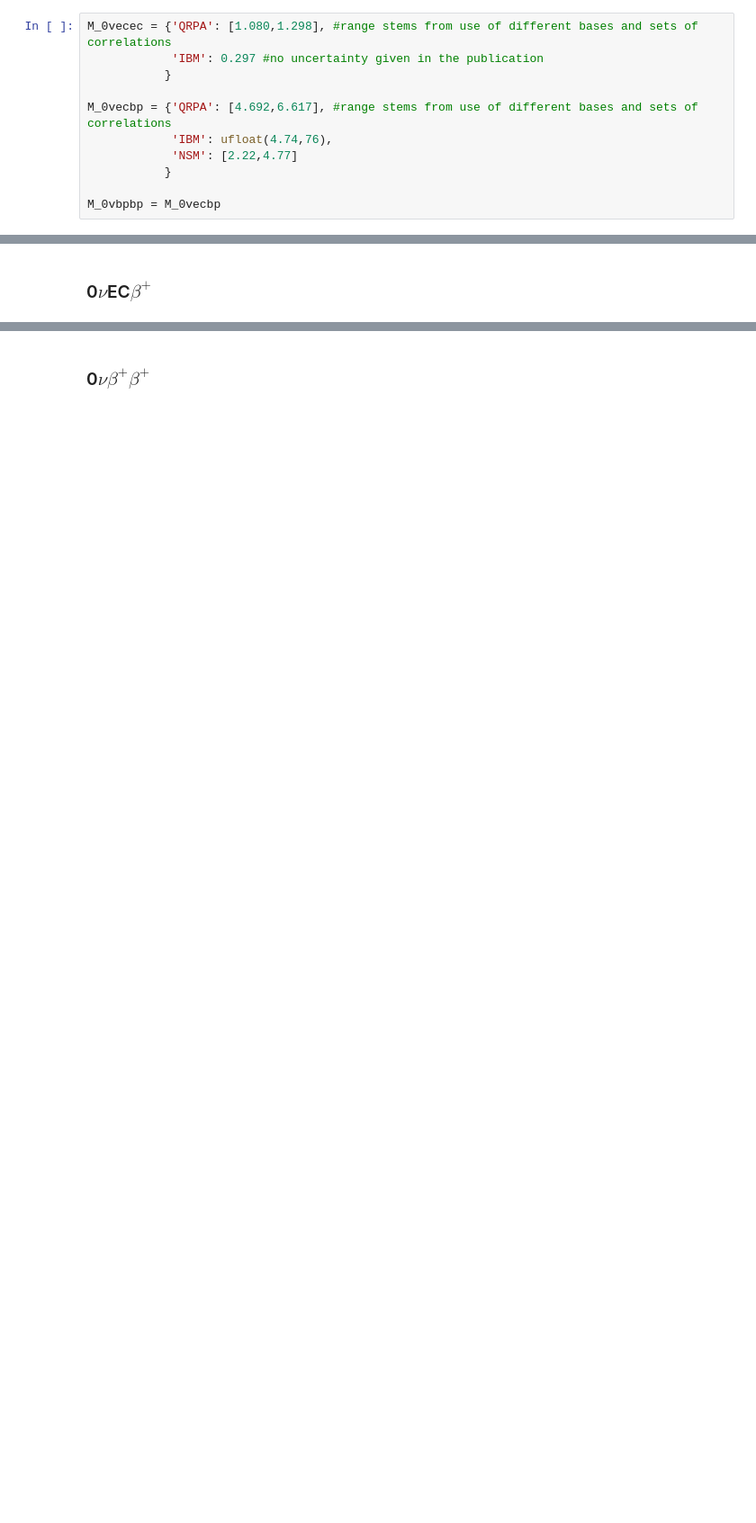
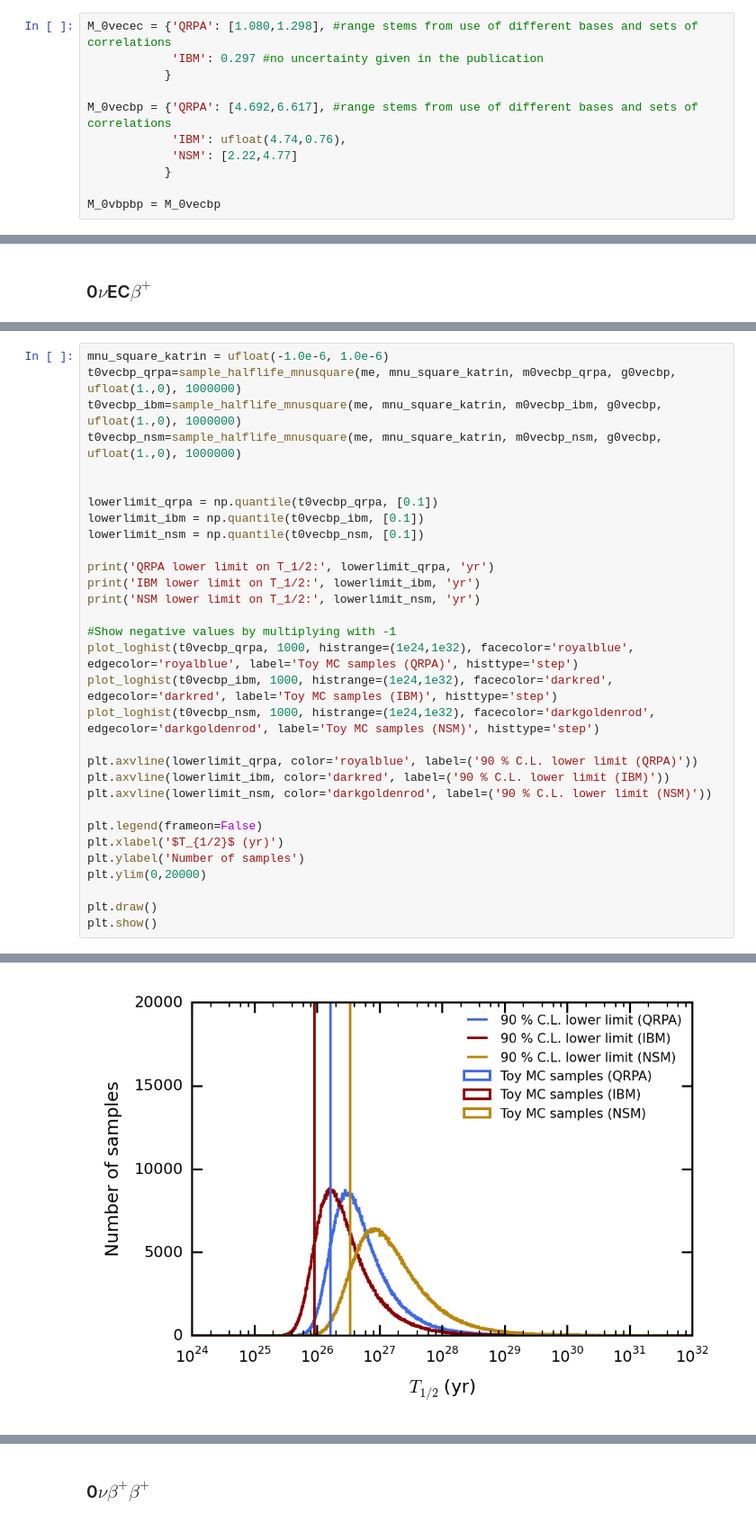
Before and after one commit to bglenardo/MuensterTPC-MC, a Jupyter notebook: Half-life calculations/0nudecays.ipynb, the cells around one changed output, grey strips where cells are left out. Shown at 90% size. Drawn from its saved outputs; the diff is of its cells as text; blank space fills up the shorter version.

```diff
--- a/Half-life calculations/0nudecays.ipynb
+++ b/Half-life calculations/0nudecays.ipynb
@@ -116,7 +116,7 @@ M_0vecec = {'QRPA': [1.080,1.298], #range stems from use of different bases and
            }
 
 M_0vecbp = {'QRPA': [4.692,6.617], #range stems from use of different bases and sets of correlations
-            'IBM': ufloat(4.74,76),
+            'IBM': ufloat(4.74,0.76),
             'NSM': [2.22,4.77]
            }
 
@@ -259,0 +345,32 @@ Half-life range for NSM: [1.187608079736548e+28+/-8.834408888454594e+27
+# %%
+mnu_square_katrin = ufloat(-1.0e-6, 1.0e-6)
+t0vecbp_qrpa=sample_halflife_mnusquare(me, mnu_square_katrin, m0vecbp_qrpa, g0vecbp, ufloat(1.,0), 1000000)
+t0vecbp_ibm=sample_halflife_mnusquare(me, mnu_square_katrin, m0vecbp_ibm, g0vecbp, ufloat(1.,0), 1000000)
+t0vecbp_nsm=sample_halflife_mnusquare(me, mnu_square_katrin, m0vecbp_nsm, g0vecbp, ufloat(1.,0), 1000000)
+
+
+lowerlimit_qrpa = np.quantile(t0vecbp_qrpa, [0.1])
+lowerlimit_ibm = np.quantile(t0vecbp_ibm, [0.1])
+lowerlimit_nsm = np.quantile(t0vecbp_nsm, [0.1])
+
+print('QRPA lower limit on T_1/2:', lowerlimit_qrpa, 'yr')
+print('IBM lower limit on T_1/2:', lowerlimit_ibm, 'yr')
+print('NSM lower limit on T_1/2:', lowerlimit_nsm, 'yr')
+
+#Show negative values by multiplying with -1
+plot_loghist(t0vecbp_qrpa, 1000, histrange=(1e24,1e32), facecolor='royalblue', edgecolor='royalblue', label='Toy MC samples (QRPA)', histtype='step')
+plot_loghist(t0vecbp_ibm, 1000, histrange=(1e24,1e32), facecolor='darkred', edgecolor='darkred', label='Toy MC samples (IBM)', histtype='step')
+plot_loghist(t0vecbp_nsm, 1000, histrange=(1e24,1e32), facecolor='darkgoldenrod', edgecolor='darkgoldenrod', label='Toy MC samples (NSM)', histtype='step')
+
+plt.axvline(lowerlimit_qrpa, color='royalblue', label=('90 % C.L. lower limit (QRPA)'))
+plt.axvline(lowerlimit_ibm, color='darkred', label=('90 % C.L. lower limit (IBM)'))
+plt.axvline(lowerlimit_nsm, color='darkgoldenrod', label=('90 % C.L. lower limit (NSM)'))
+
+plt.legend(frameon=False)
+plt.xlabel('$T_{1/2}$ (yr)')
+plt.ylabel('Number of samples')
+plt.ylim(0,20000)
+
+plt.draw()
+plt.show()
+# %% [output]
@@ -259,0 +380 @@ Half-life range for NSM: [1.187608079736548e+28+/-8.834408888454594e+27
+[figure, added]
```
Also changed, not shown: parts of 22 cells of this notebook.
